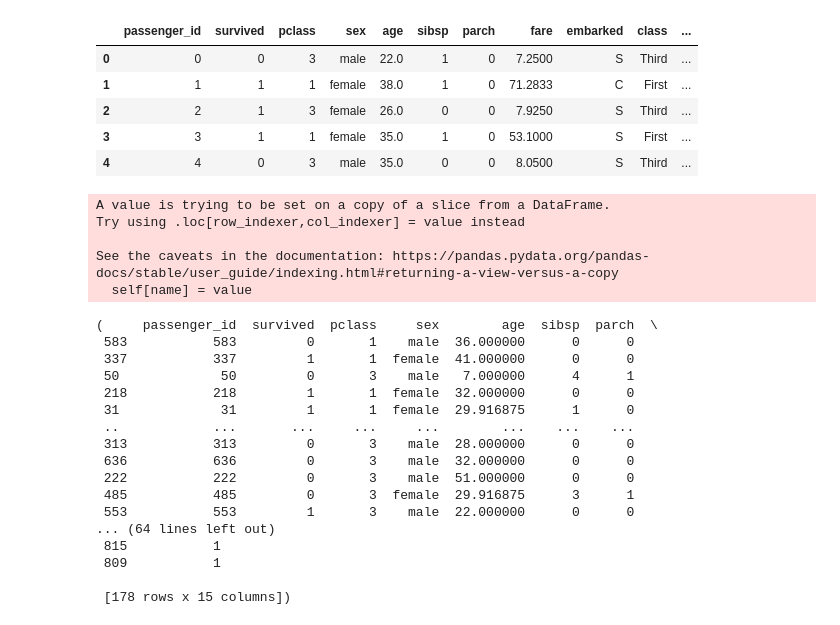
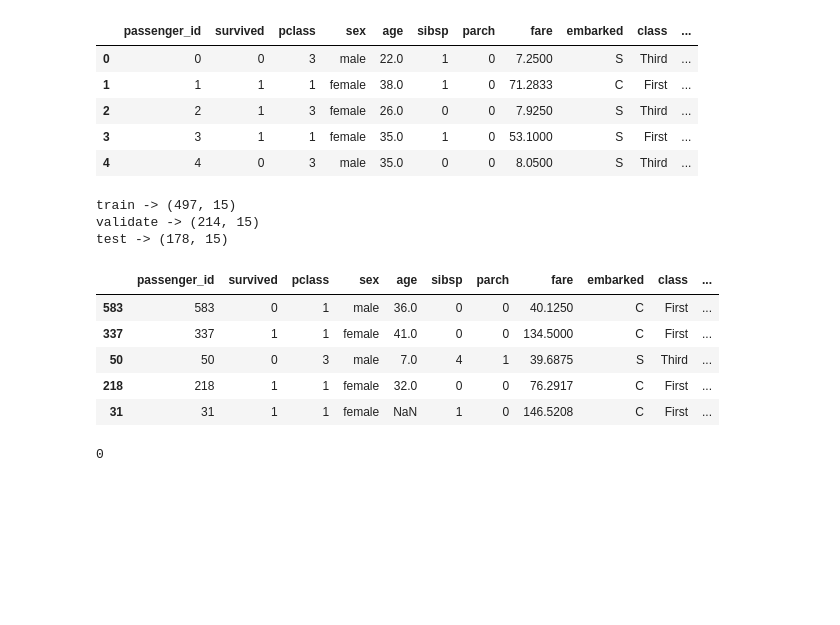
Before and after one commit to george887/classification_exercises, a Jupyter notebook: classification_exercises.ipynb, the cells around one changed output. Cells and saved outputs as stored; diff of their text form; code cells hidden in the pictures; blank space fills up the shorter version.

Commit message:
Adding prepare and tidy data

```diff
--- a/classification_exercises.ipynb
+++ b/classification_exercises.ipynb
@@ -356,3 +369,21 @@ train, validate = train_test_split(train_validate, test_size=.3,
+# %%
+# Now you can see the shaped of each train, validate, and split
+print(f'train -> {train.shape}')
+print(f'validate -> {validate.shape}')
+print(f'test -> {test.shape}')
+# %% [output]
+train -> (497, 15)
+validate -> (214, 15)
+test -> (178, 15)
+# %%
+train.head()
+# %% [output]
+|  | passenger_id | survived | pclass | sex | age | sibsp | parch | fare | embarked | class | ... |
+| 583 | 583 | 0 | 1 | male | 36.0 | 0 | 0 | 40.1250 | C | First | ... |
+| 337 | 337 | 1 | 1 | female | 41.0 | 0 | 0 | 134.5000 | C | First | ... |
+| 50 | 50 | 0 | 3 | male | 7.0 | 4 | 1 | 39.6875 | S | Third | ... |
+| 218 | 218 | 1 | 1 | female | 32.0 | 0 | 0 | 76.2917 | C | First | ... |
+| 31 | 31 | 1 | 1 | female | NaN | 1 | 0 | 146.5208 | C | First | ... |
 # %%
 # Importing skylearn minmaxscaler
 from sklearn.preprocessing import LabelEncoder, OneHotEncoder, MinMaxScaler
@@ -375,38 +406,11 @@ import warnings
 
 warnings.filterwarnings("ignore")
 
-imputer = SimpleImputer(strategy = 'most_frequent')
+imputer = SimpleImputer(strategy = 'mean')
 
-imputer = imputer.fit(titanic_df[['age']])
+train["age"] = imputer.fit_transform(train[['age']])
 
-titanic_df[['age']] = imputer.transform(titanic_df[['age']])
+# Checking to see if the nulls were taken care of. Yep
+train['age'].isnull().sum()
+# %% [output]
+0
-# %%
-def impute_age(train, test):
-    avg_age = train.age.mean()
-    train.age = train.age.fillna(avg_age)
-    test.age = test.age.fillna(avg_age)
-    return train, test
-impute_age(train,test)
-# %% [output]
-A value is trying to be set on a copy of a slice from a DataFrame.
-Try using .loc[row_indexer,col_indexer] = value instead
-
-See the caveats in the documentation: https://pandas.pydata.org/pandas-docs/stable/user_guide/indexing.html#returning-a-view-versus-a-copy
-  self[name] = value
-(     passenger_id  survived  pclass     sex        age  sibsp  parch  \
- 583           583         0       1    male  36.000000      0      0
- 337           337         1       1  female  41.000000      0      0
- 50             50         0       3    male   7.000000      4      1
- 218           218         1       1  female  32.000000      0      0
- 31             31         1       1  female  29.916875      1      0
- ..            ...       ...     ...     ...        ...    ...    ...
- 313           313         0       3    male  28.000000      0      0
- 636           636         0       3    male  32.000000      0      0
- 222           222         0       3    male  51.000000      0      0
- 485           485         0       3  female  29.916875      3      1
- 553           553         1       3    male  22.000000      0      0
-... (64 lines left out)
- 815           1
- 809           1
-
- [178 rows x 15 columns])
```
Also changed, not shown: parts of 6 cells of this notebook, 2 other files.
